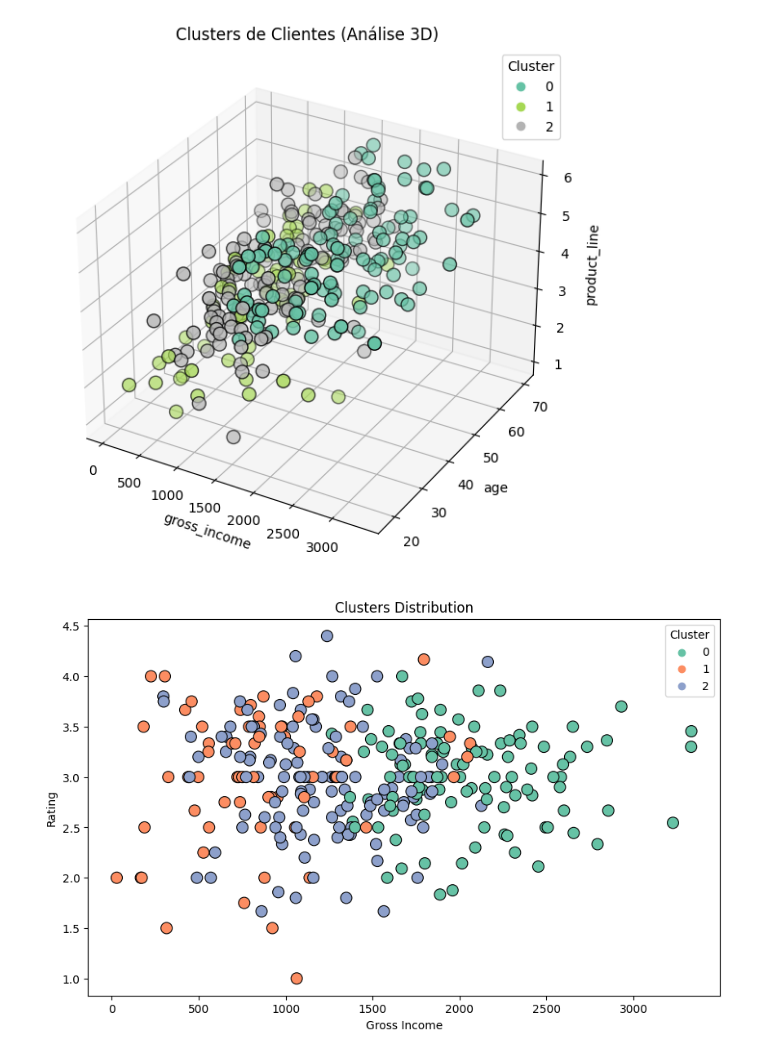
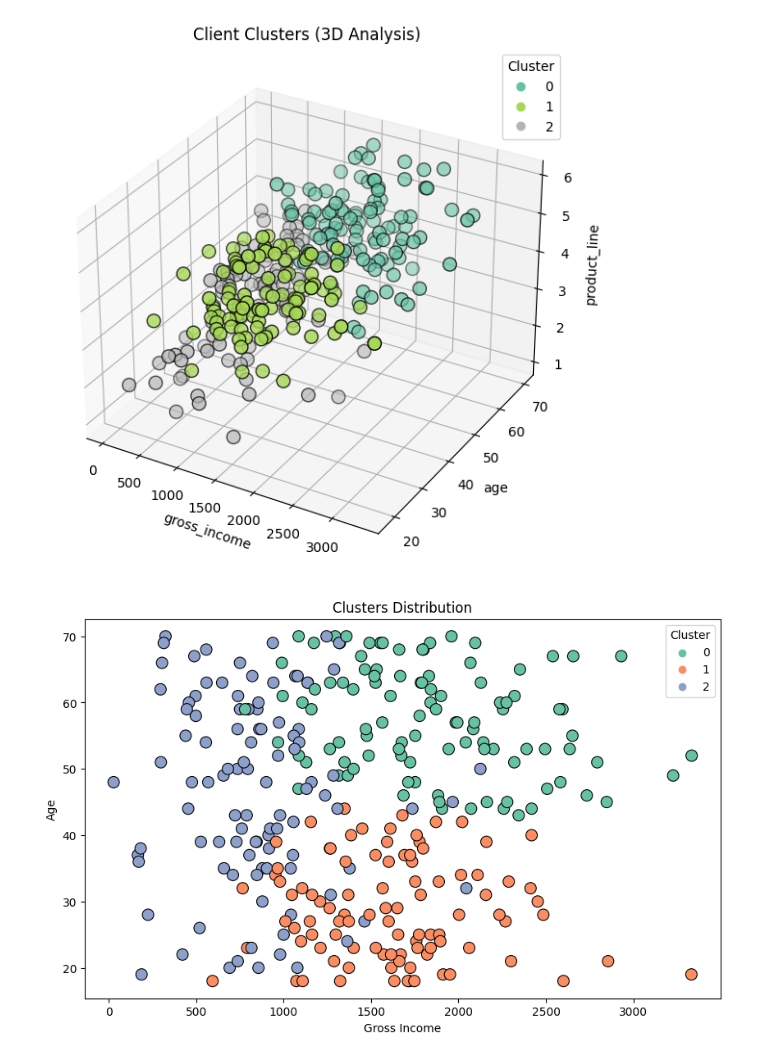
Before and after one commit to felipeteo92/KMeans-Article-Linkedin-, a Jupyter notebook: KMeans (dbo_sales).ipynb, the cells around one changed output. Cells and saved outputs as stored; diff of their text form; code cells hidden in the pictures.

```diff
--- a/KMeans (dbo_sales).ipynb
+++ b/KMeans (dbo_sales).ipynb
@@ -1,22 +43,18 @@
 # %%
-import pandas as pd
-
-#Importing database
-df = pd.read_csv(r"C:\Users\felip\OneDrive\Área de Trabalho\Projetos\Azure\dbo_sales_products_clients.csv", sep = ';')
-
+# Modifying the dataset to apply the KMeans
 # Substitute the ',' for '.'
-df['gross_income'] = df['gross_income'].str.replace(',', '.')
+##df_kmeans['gross_income'] = df_kmeans['gross_income'].str.replace(',', '.')
 
 # Converting to float
-df['gross_income'] = df['gross_income'].astype(float)
+##df_kmeans['gross_income'] = df_kmeans['gross_income'].astype(float)
 
 #Aggregating the columns
-df_agg = df.groupby('clients_id').agg({
+df_agg = df_kmeans.groupby('clients_id').agg({
     'gross_income': 'sum',
-    'quantity': 'sum',
+    #'quantity': 'sum',
     'product_line': 'nunique',
-    'brand': 'nunique',
-    'rating': 'mean',
+    #'brand': 'nunique',
+    #'rating': 'mean',
     'age': 'mean'
 }).reset_index()
 # %%
@@ -74,20 +112,20 @@ scatter = ax.scatter(df_agg[x], df_agg[y], df_agg[z], c=df_agg['clusters'], cmap
 ax.set_xlabel(x)
 ax.set_ylabel(y)
 ax.set_zlabel(z)
-ax.set_title('Clusters de Clientes (Análise 3D)')
+ax.set_title('Client Clusters (3D Analysis)')
 
 # Adicionando a legenda
 plt.legend(*scatter.legend_elements(), title="Cluster")
 plt.show()
 # %% [output]
-[figure, old version]
+[figure, new version]
 # %%
 plt.figure(figsize=(10, 6))
-sns.scatterplot(data=df_agg, x='gross_income', y='rating', hue='clusters', palette='Set2', s=100, edgecolor='black')
+sns.scatterplot(data=df_agg, x='gross_income', y='age', hue='clusters', palette='Set2', s=100, edgecolor='black')
 plt.title('Clusters Distribution')
 plt.xlabel('Gross Income')
-plt.ylabel('Rating')
+plt.ylabel('Age')
 plt.legend(title='Cluster')
 plt.show()
 # %% [output]
-[figure, old version]
+[figure, new version]
```
Also changed, not shown: parts of 5 cells of this notebook.
